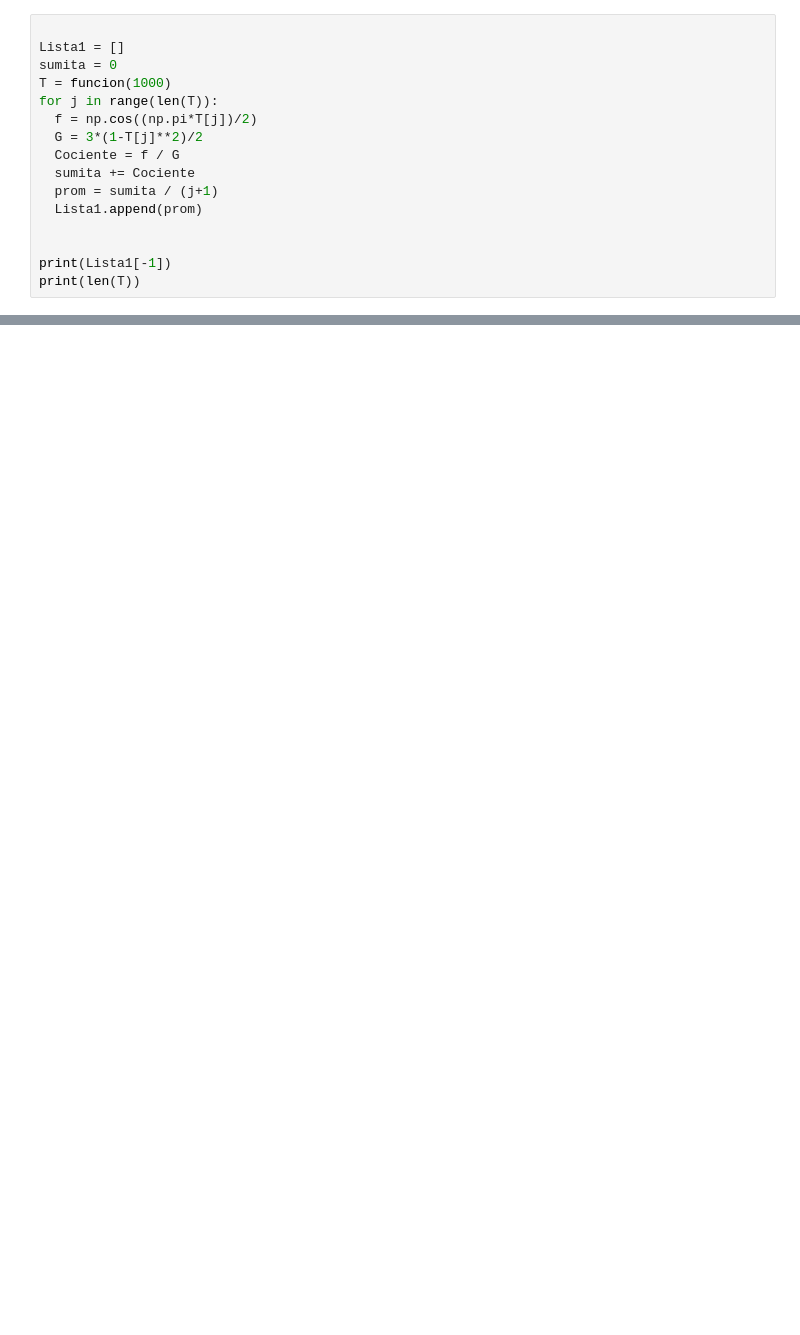
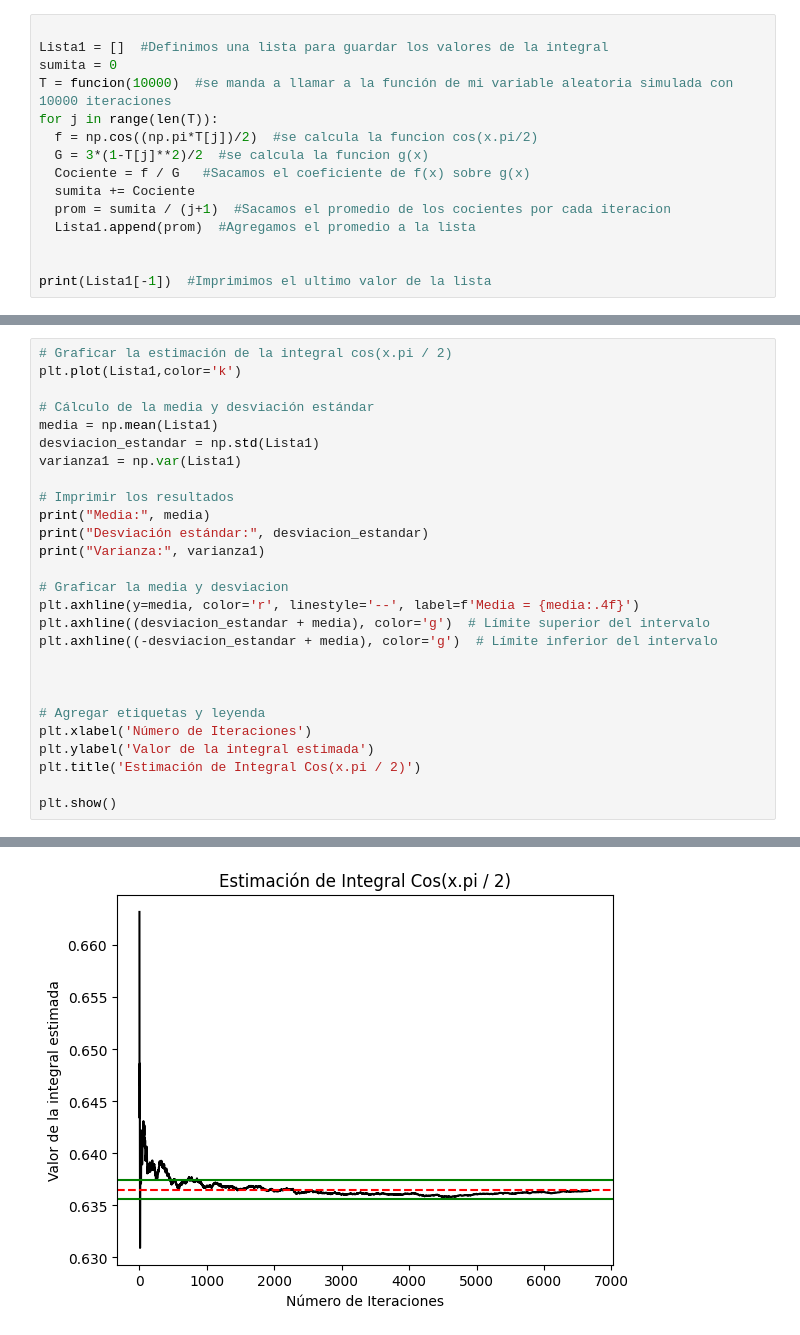
Before and after one commit to ZahibVentura/Simulaci-n-1, a Jupyter notebook: Muestreo_importancia.ipynb, the cells around one changed output, grey strips where cells are left out. Drawn from its saved outputs; the diff is of its cells as text; blank space fills up the shorter version.

```diff
--- a/Muestreo_importancia.ipynb
+++ b/Muestreo_importancia.ipynb
@@ -34,17 +35,16 @@ plt.show()
 # %%
 
-Lista1 = []
+Lista1 = []  #Definimos una lista para guardar los valores de la integral
 sumita = 0
-T = funcion(1000)
+T = funcion(10000)  #se manda a llamar a la función de mi variable aleatoria simulada con 10000 iteraciones
 for j in range(len(T)):
-  f = np.cos((np.pi*T[j])/2)
-  G = 3*(1-T[j]**2)/2
-  Cociente = f / G
+  f = np.cos((np.pi*T[j])/2)  #se calcula la funcion cos(x.pi/2)
+  G = 3*(1-T[j]**2)/2  #se calcula la funcion g(x)
+  Cociente = f / G   #Sacamos el coeficiente de f(x) sobre g(x)
   sumita += Cociente
-  prom = sumita / (j+1)
-  Lista1.append(prom)
+  prom = sumita / (j+1)  #Sacamos el promedio de los cocientes por cada iteracion
+  Lista1.append(prom)  #Agregamos el promedio a la lista
 
 
-print(Lista1[-1])
-print(len(T))
+print(Lista1[-1])  #Imprimimos el ultimo valor de la lista
 # %% [output]
@@ -52,0 +52,28 @@ print(len(T))
+# %%
+# Graficar la estimación de la integral cos(x.pi / 2)
+plt.plot(Lista1,color='k')
+
+# Cálculo de la media y desviación estándar
+media = np.mean(Lista1)
+desviacion_estandar = np.std(Lista1)
+varianza1 = np.var(Lista1)
+
+# Imprimir los resultados
+print("Media:", media)
+print("Desviación estándar:", desviacion_estandar)
+print("Varianza:", varianza1)
+
+# Graficar la media y desviacion
+plt.axhline(y=media, color='r', linestyle='--', label=f'Media = {media:.4f}')
+plt.axhline((desviacion_estandar + media), color='g')  # Límite superior del intervalo
+plt.axhline((-desviacion_estandar + media), color='g')  # Límite inferior del intervalo
+
+
+
+# Agregar etiquetas y leyenda
+plt.xlabel('Número de Iteraciones')
+plt.ylabel('Valor de la integral estimada')
+plt.title('Estimación de Integral Cos(x.pi / 2)')
+
+plt.show()
+# %% [output]
@@ -52,0 +83 @@ print(len(T))
+[figure, added]
```
Also changed, not shown: parts of 7 cells of this notebook.
